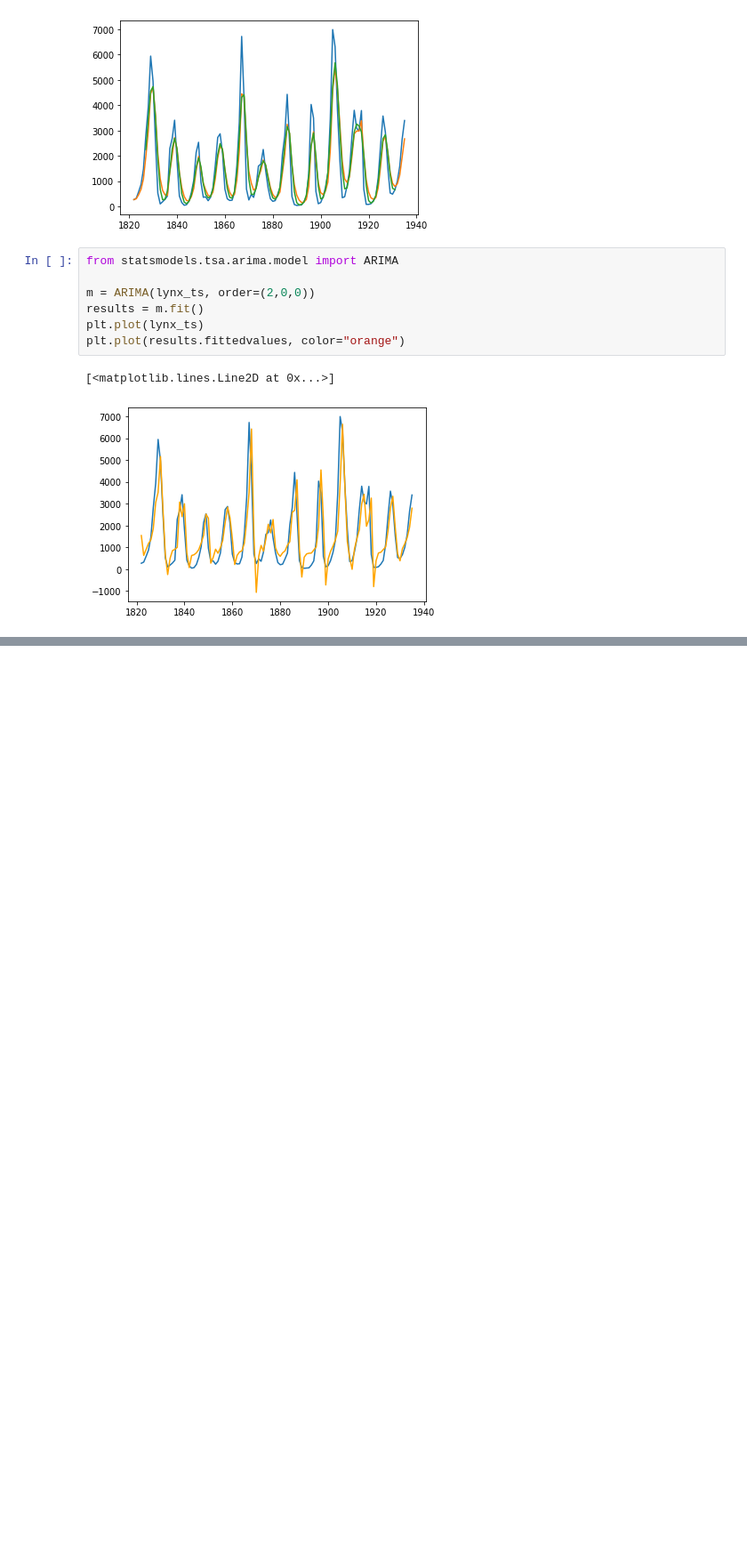
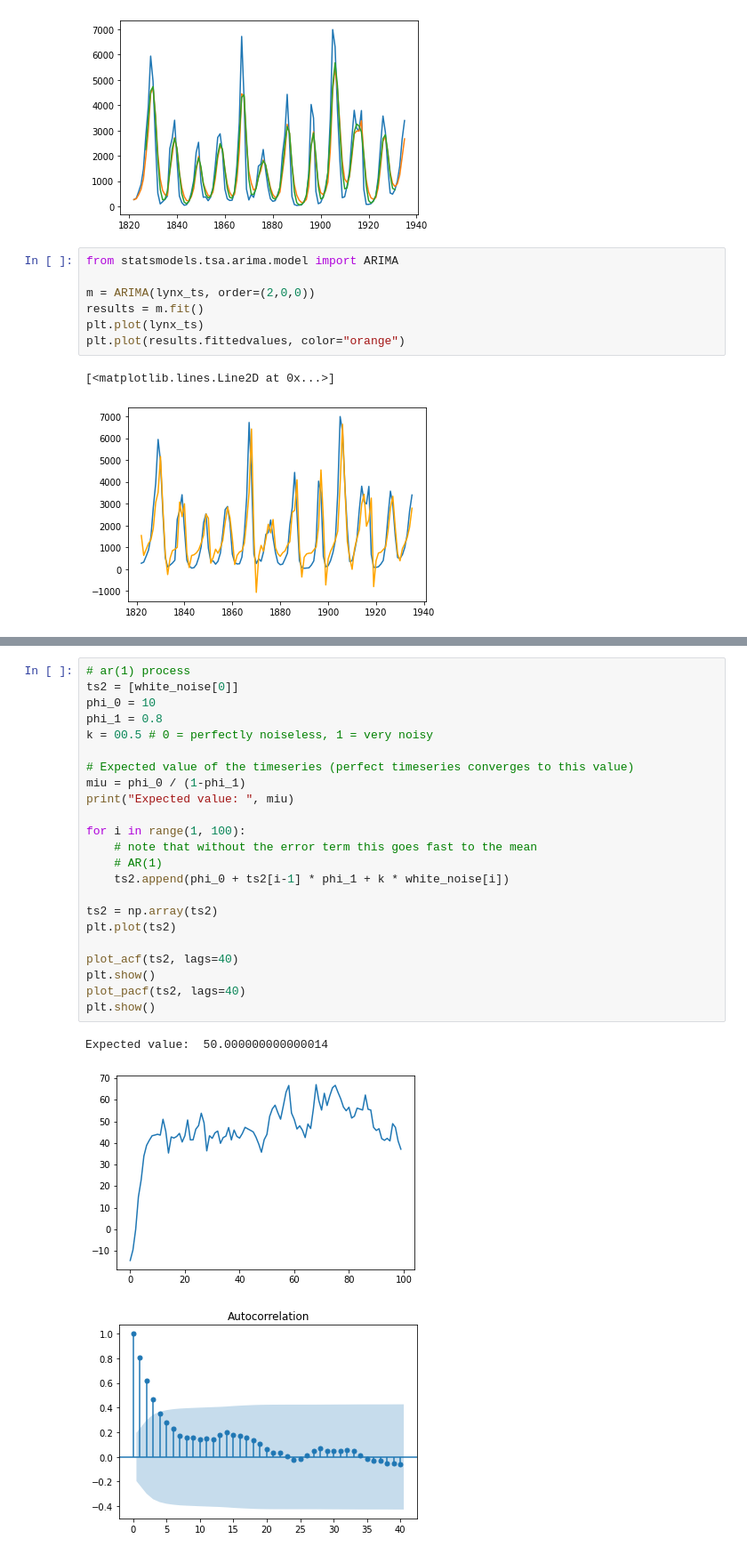
Before and after one commit to alexandrugris/collabs, a Jupyter notebook: timeseries.ipynb, the cells around one changed output, grey strips where cells are left out. Shown at 89% size. Saved outputs shown, nothing was run; the diff lists cells and outputs as text; blank space fills up the shorter version.

```diff
--- a/timeseries.ipynb
+++ b/timeseries.ipynb
@@ -119,0 +130,27 @@ Warnings:
+# %%
+# ar(1) process
+ts2 = [white_noise[0]]
+phi_0 = 10
+phi_1 = 0.8
+k = 00.5 # 0 = perfectly noiseless, 1 = very noisy
+
+# Expected value of the timeseries (perfect timeseries converges to this value)
+miu = phi_0 / (1-phi_1)
+print("Expected value: ", miu)
+
+for i in range(1, 100):
+    # note that without the error term this goes fast to the mean
+    # AR(1)
+    ts2.append(phi_0 + ts2[i-1] * phi_1 + k * white_noise[i])
+
+ts2 = np.array(ts2)
+plt.plot(ts2)
+
+plot_acf(ts2, lags=40)
+plt.show()
+plot_pacf(ts2, lags=40)
+plt.show()
+# %% [output]
+Expected value:  50.000000000000014
+[figure, added]
+[figure, added]
```
Also changed, not shown: parts of 5 cells of this notebook, 1 other file.
